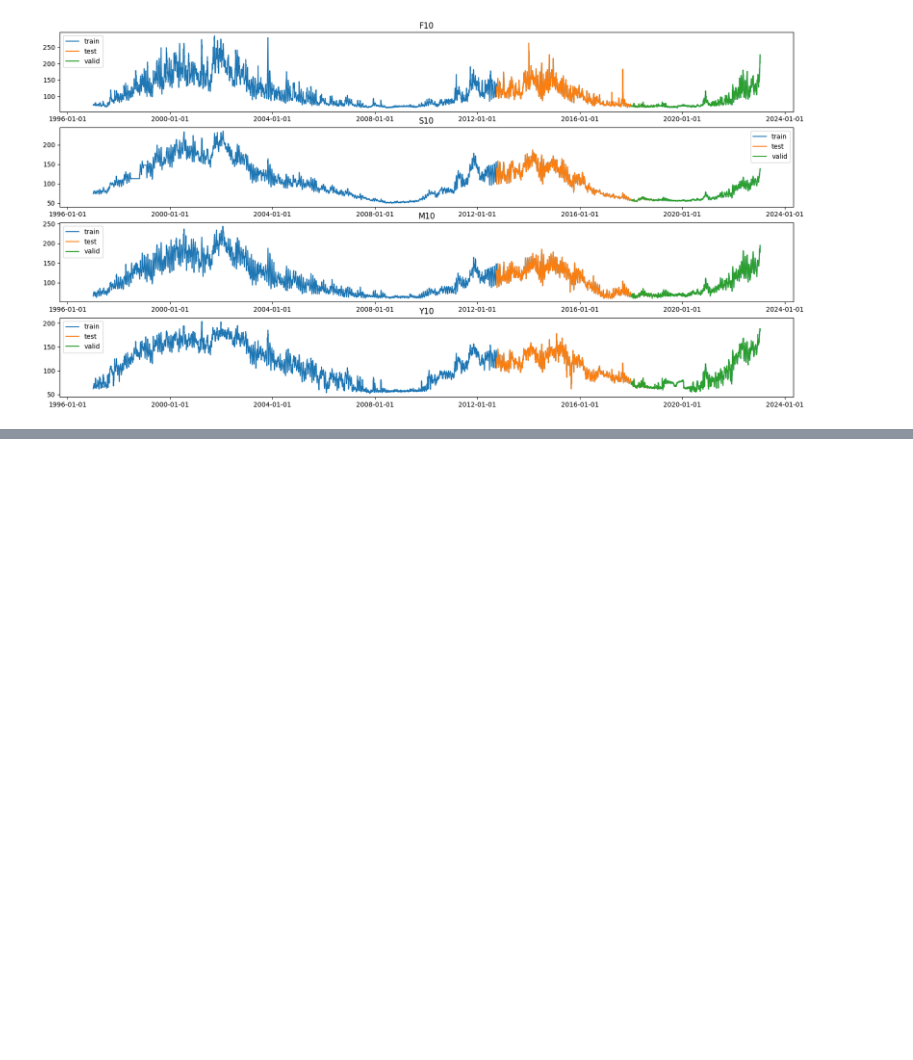
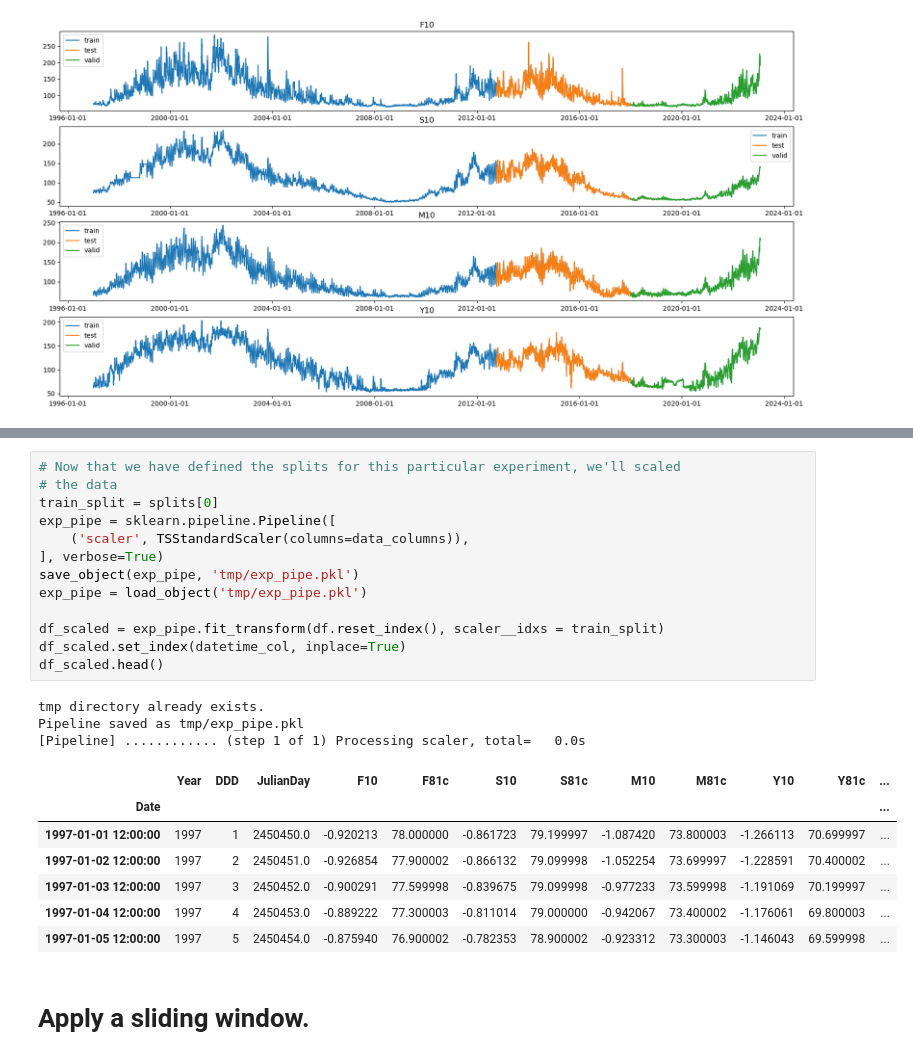
Before and after one commit to ARCLab-MIT/SW-Transformers-Forecaster-Framework, a Jupyter notebook: dev_nbs/00_draftsheet.ipynb, the cells around one changed output, grey strips where cells are left out. Cells and saved outputs as stored; diff of their text form; blank space fills up the shorter version.

```diff
--- a/dev_nbs/00_draftsheet.ipynb
+++ b/dev_nbs/00_draftsheet.ipynb
@@ -234 +233,27 @@ splits
  (#1912) [5717,5718,5719,5720,5721,5722,5723,5724,5725,5726...])
+# %%
+# Now that we have defined the splits for this particular experiment, we'll scaled
+# the data
+train_split = splits[0]
+exp_pipe = sklearn.pipeline.Pipeline([
+    ('scaler', TSStandardScaler(columns=data_columns)),
+], verbose=True)
+save_object(exp_pipe, 'tmp/exp_pipe.pkl')
+exp_pipe = load_object('tmp/exp_pipe.pkl')
+
+df_scaled = exp_pipe.fit_transform(df.reset_index(), scaler__idxs = train_split)
+df_scaled.set_index(datetime_col, inplace=True)
+df_scaled.head()
+# %% [output]
+tmp directory already exists.
+Pipeline saved as tmp/exp_pipe.pkl
+[Pipeline] ............ (step 1 of 1) Processing scaler, total=   0.0s
+|  | Year | DDD | JulianDay | F10 | F81c | S10 | S81c | M10 | M81c | Y10 | Y81c | ... |
+| Date |  |  |  |  |  |  |  |  |  |  |  | ... |
+| 1997-01-01 12:00:00 | 1997 | 1 | 2450450.0 | -0.920213 | 78.000000 | -0.861723 | 79.199997 | -1.087420 | 73.800003 | -1.266113 | 70.699997 | ... |
+| 1997-01-02 12:00:00 | 1997 | 2 | 2450451.0 | -0.926854 | 77.900002 | -0.866132 | 79.099998 | -1.052254 | 73.699997 | -1.228591 | 70.400002 | ... |
+| 1997-01-03 12:00:00 | 1997 | 3 | 2450452.0 | -0.900291 | 77.599998 | -0.839675 | 79.099998 | -0.977233 | 73.599998 | -1.191069 | 70.199997 | ... |
+| 1997-01-04 12:00:00 | 1997 | 4 | 2450453.0 | -0.889222 | 77.300003 | -0.811014 | 79.000000 | -0.942067 | 73.400002 | -1.176061 | 69.800003 | ... |
+| 1997-01-05 12:00:00 | 1997 | 5 | 2450454.0 | -0.875940 | 76.900002 | -0.782353 | 78.900002 | -0.923312 | 73.300003 | -1.146043 | 69.599998 | ... |
+# %% [markdown]
+ # Apply a sliding window.
```
Also changed, not shown: parts of 4 cells of this notebook.
